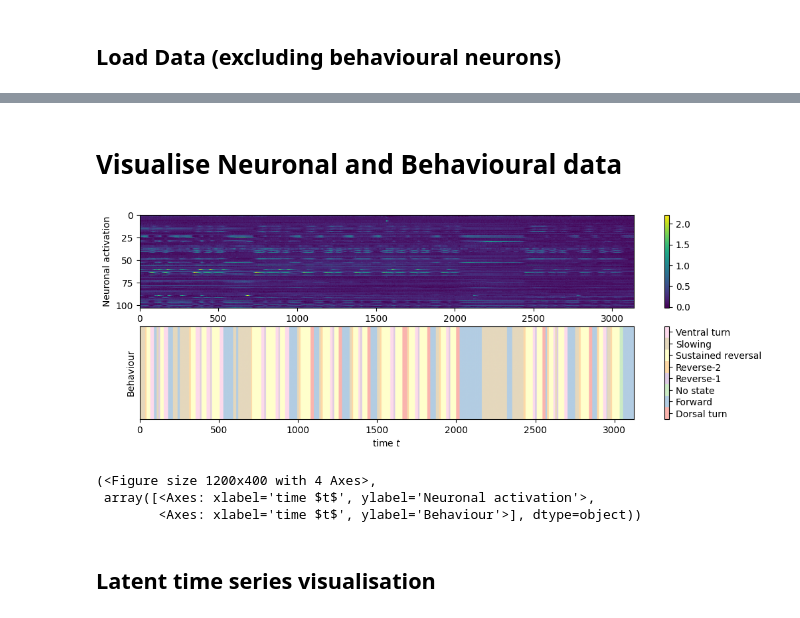
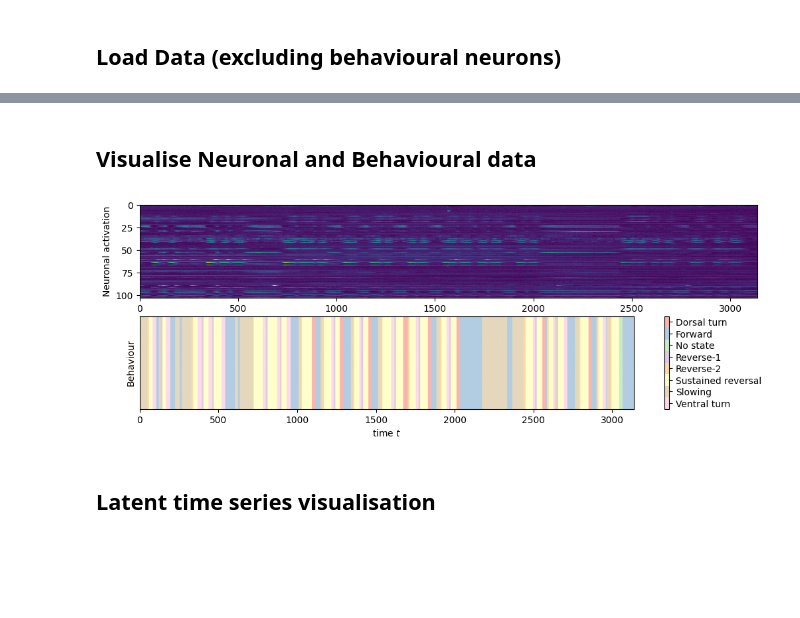
Before and after one commit to neuroinformatics-uni-vienna/NC-MCM, a Jupyter notebook: demos/visualisers.ipynb, the cells around one changed output, grey strips where cells are left out. Drawn from its saved outputs; the diff is of its cells as text; code cells hidden in the pictures; blank space fills up the shorter version.

```diff
--- a/demos/visualisers.ipynb
+++ b/demos/visualisers.ipynb
@@ -48,12 +29,9 @@ b = data.behaviour
 # %% [markdown]
-# Visualise Neuronal and Behavioural data
+## Visualise Neuronal and Behavioural data
 # %%
-plotting_neuronal_behavioural(x, b, b_names=data.behaviour_names)
+_, _ = plotting_neuronal_behavioural(x, b, b_names=data.behaviour_names)
 # %% [output]
-[figure, old version]
+[figure, new version]
-(<Figure size 1200x400 with 4 Axes>,
- array([<Axes: xlabel='time $t$', ylabel='Neuronal activation'>,
-        <Axes: xlabel='time $t$', ylabel='Behaviour'>], dtype=object))
 # %% [markdown]
 ## Latent time series visualisation
 # %%
```
Also changed, not shown: parts of 9 cells of this notebook, 11 other files.
